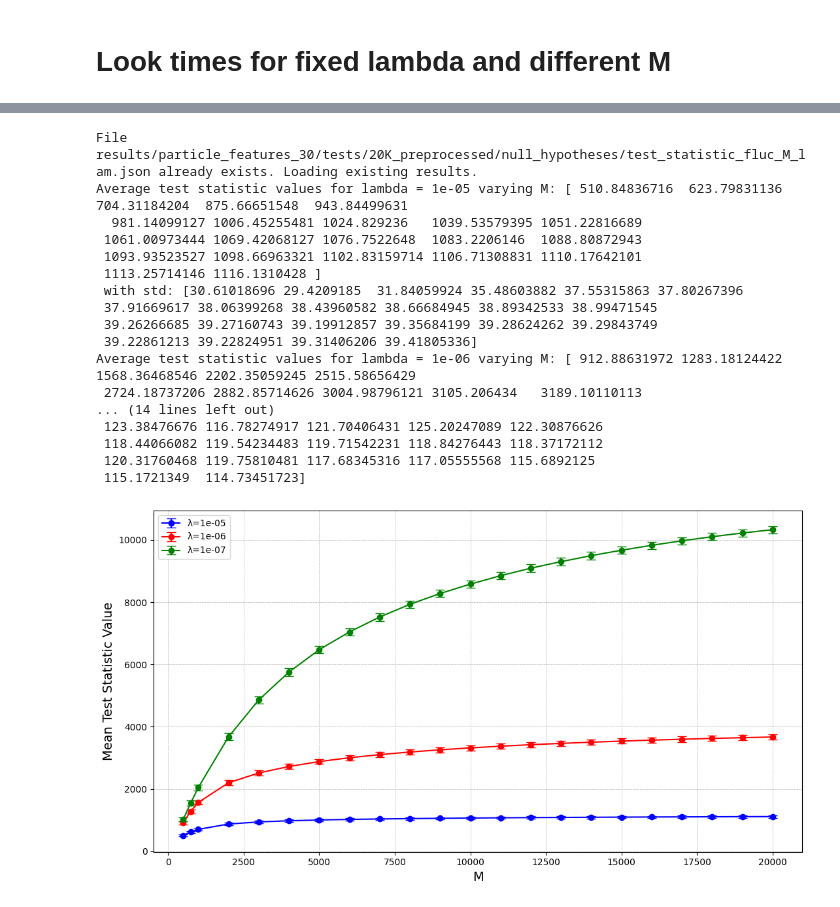
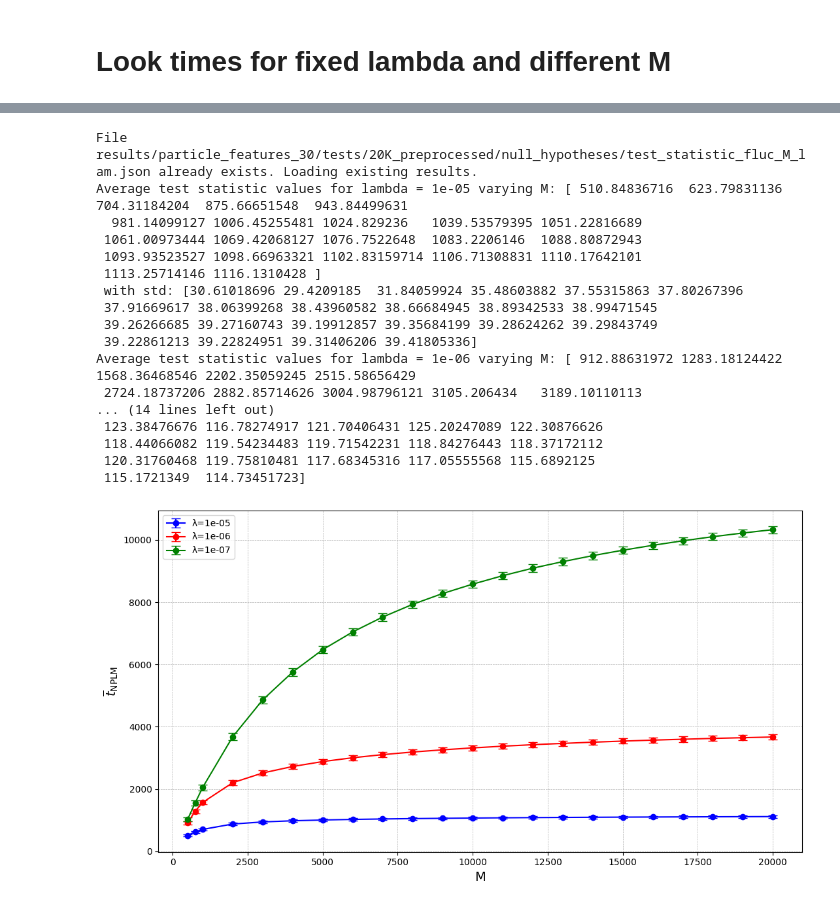
Before and after one commit to TwoSampleTests/NPLM_Parameters_Tuning, a Jupyter notebook: notebooks/Analysis_particle_features_30_gluon_scaled_20K.ipynb, the cells around one changed output, grey strips where cells are left out. Cells and saved outputs as stored; diff of their text form; code cells hidden in the pictures.

```diff
--- a/notebooks/Analysis_particle_features_30_gluon_scaled_20K.ipynb
+++ b/notebooks/Analysis_particle_features_30_gluon_scaled_20K.ipynb
@@ -623,32 +623,32 @@ for i, lam in enumerate(lam_list):
 
 plt.figure(figsize=(11, 6))
 for i in range(len(lam_list)):
     plt.errorbar(M_list, avg_test_stat[i], std_test_stat[i], capsize=5 ,marker='o', linestyle='-', color = color_list[i], label = label_list[i])
 
 plt.xlabel("M", fontsize=14)
-plt.ylabel("Mean Test Statistic Value", fontsize=14)
+plt.ylabel(r"$\overline{t}_{\mathrm{NPLM}}$", fontsize=14)
 plt.grid(True, which="both", linestyle="--", linewidth=0.5)
 plt.tight_layout()
 plt.legend()
 
 plt.savefig(null_hypotheses_dir+"Test_statistic_fluc_vs_M.pdf", format="pdf")
 plt.show()
 # %% [output]
 File results/particle_features_30/tests/20K_preprocessed/null_hypotheses/test_statistic_fluc_M_lam.json already exists. Loading existing results.
 Average test statistic values for lambda = 1e-05 varying M: [ 510.84836716  623.79831136  704.31184204  875.66651548  943.84499631
   981.14099127 1006.45255481 1024.829236   1039.53579395 1051.22816689
  1061.00973444 1069.42068127 1076.7522648  1083.2206146  1088.80872943
  1093.93523527 1098.66963321 1102.83159714 1106.71308831 1110.17642101
  1113.25714146 1116.1310428 ]
  with std: [30.61018696 29.4209185  31.84059924 35.48603882 37.55315863 37.80267396
  37.91669617 38.06399268 38.43960582 38.66684945 38.89342533 38.99471545
  39.26266685 39.27160743 39.19912857 39.35684199 39.28624262 39.29843749
  39.22861213 39.22824951 39.31406206 39.41805336]
 Average test statistic values for lambda = 1e-06 varying M: [ 912.88631972 1283.18124422 1568.36468546 2202.35059245 2515.58656429
  2724.18737206 2882.85714626 3004.98796121 3105.206434   3189.10110113
 ... (14 lines left out)
  123.38476676 116.78274917 121.70406431 125.20247089 122.30876626
  118.44066082 119.54234483 119.71542231 118.84276443 118.37172112
  120.31760468 119.75810481 117.68345316 117.05555568 115.6892125
  115.1721349  114.73451723]
-[figure, old version]
+[figure, new version]
```
Also changed, not shown: parts of 2 cells of this notebook, 15 other files.
